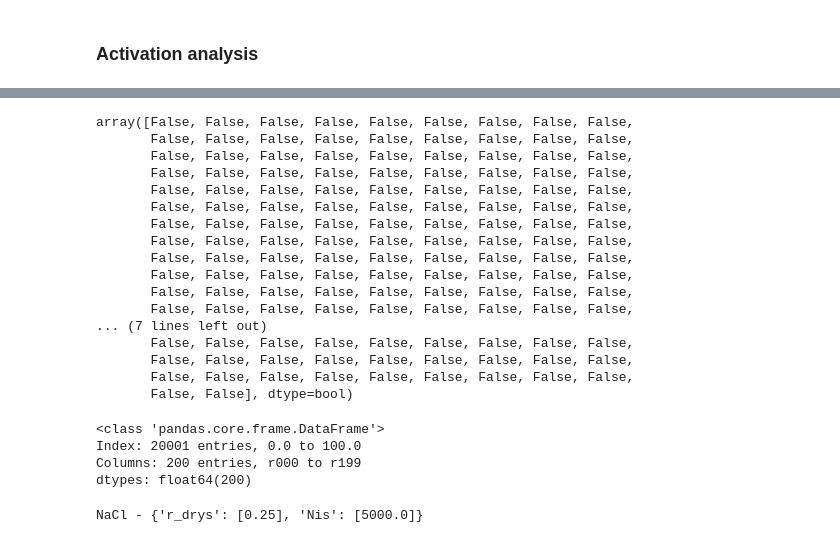
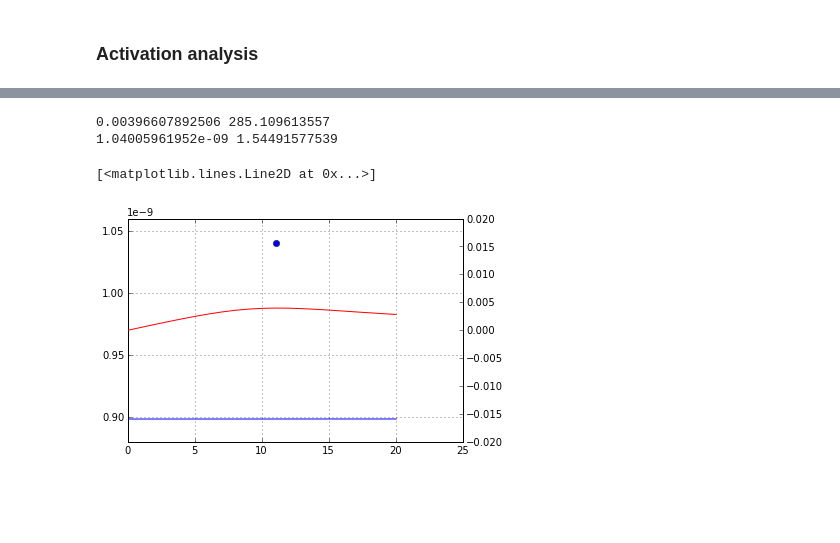
Before and after one commit to darothen/pyrcel, a Jupyter notebook: run_model.ipynb, the cells around one changed output, grey strips where cells are left out. Drawn from its saved outputs; the diff is of its cells as text; code cells hidden in the pictures; blank space fills up the shorter version.

```diff
--- a/run_model.ipynb
+++ b/run_model.ipynb
@@ -201,31 +175,21 @@ Alpha maximum: 1.00
-# %%
-active_radii
-# %% [output]
-array([False, False, False, False, False, False, False, False, False,
-       False, False, False, False, False, False, False, False, False,
-       False, False, False, False, False, False, False, False, False,
-       False, False, False, False, False, False, False, False, False,
-       False, False, False, False, False, False, False, False, False,
-       False, False, False, False, False, False, False, False, False,
-       False, False, False, False, False, False, False, False, False,
-       False, False, False, False, False, False, False, False, False,
-       False, False, False, False, False, False, False, False, False,
-       False, False, False, False, False, False, False, False, False,
-       False, False, False, False, False, False, False, False, False,
-       False, False, False, False, False, False, False, False, False,
-... (7 lines left out)
-       False, False, False, False, False, False, False, False, False,
-       False, False, False, False, False, False, False, False, False,
-       False, False, False, False, False, False, False, False, False,
-       False, False], dtype=bool)
-# %%
-aerosols['NaCl']
-# %% [output]
-<class 'pandas.core.frame.DataFrame'>
-Index: 20001 entries, 0.0 to 100.0
-Columns: 200 entries, r000 to r199
-dtypes: float64(200)
-# %%
-pm.aerosols[1]
-# %% [output]
-NaCl - {'r_drys': [0.25], 'Nis': [5000.0]}
+# %%
+f = figure()
+ax1 = f.add_subplot(111)
+rp = aerosols['NaCl'].r000.plot()
+sp = parcel.S.plot(ax=ax1, secondary_y=True, color='r')
+ylim(-0.02, 0.02)
+
+max_idx = np.argmax(parcel.S)
+t_at_max = parcel['T'][max_idx]
+z_at_max = parcel.index[max_idx]
+print parcel.S.max(), t_at_max
+
+rcs, scs = kohler_crit(t_at_max, aerosol2.r_drys[0], aerosol2.kappa)
+print rcs, scs
+plot(z_at_max, scs, marker='o', color='r')
+ax1.plot(z_at_max, rcs, marker='o')
+# %% [output]
+0.00396607892506 285.109613557
+1.04005961952e-09 1.54491577539
+[<matplotlib.lines.Line2D at 0x...>]
+[figure, added]
```
Also changed, not shown: parts of 7 cells of this notebook, 8 other files.
